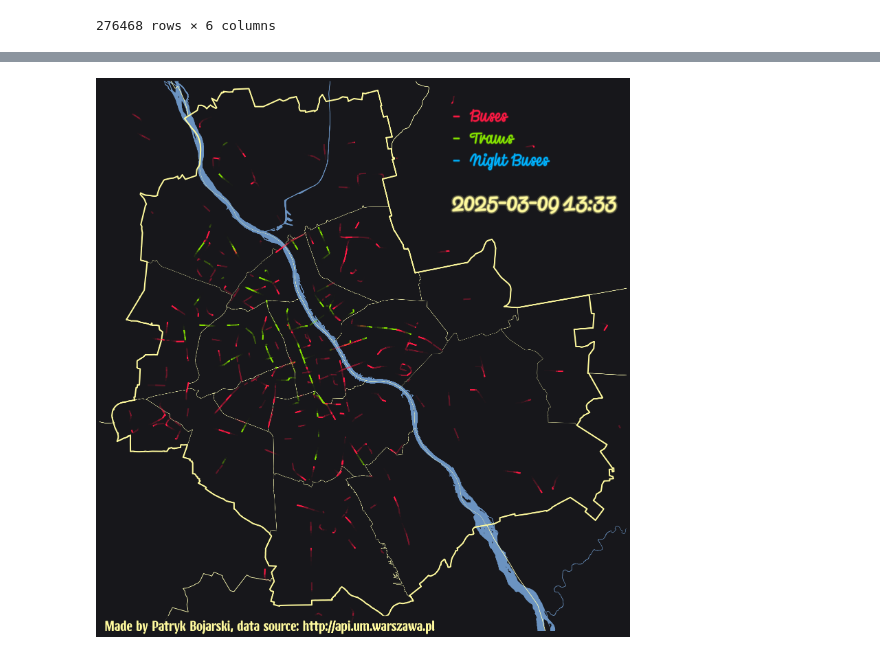
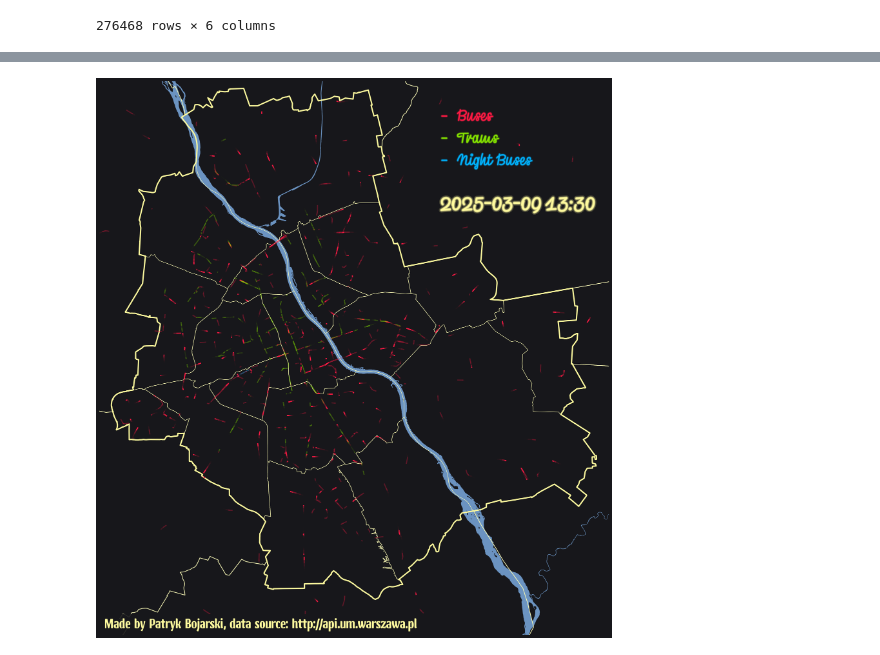
Before and after one commit to PatBoj/Frost-Warsaw, a Jupyter notebook: src/frost_warsaw/process_data.ipynb, the cells around one changed output, grey strips where cells are left out. Cells and saved outputs as stored; diff of their text form; code cells hidden in the pictures.

```diff
--- a/src/frost_warsaw/process_data.ipynb
+++ b/src/frost_warsaw/process_data.ipynb
@@ -24,6 +25,17 @@ from tqdm import tqdm
 
 warnings.filterwarnings("ignore", category=UserWarning, module="osmnx")
 pd.set_option("display.float_format", "{:.6f}".format)
+# %%
+def round_to_nearest_30min(dt):
+    # Compute how many seconds have passed since the last 30-min mark
+    discard = datetime.timedelta(minutes=dt.minute % 30,
+                                seconds=dt.second,
+                                microseconds=dt.microsecond)
+    dt -= discard
+    # if remainder >= 15 minutes, round up
+    if discard >= datetime.timedelta(minutes=15):
+        dt += datetime.timedelta(minutes=30)
+    return dt
 # %%
 def plot_dynamic(df):
     import tkinter as tk
@@ -445,6 +490,7 @@ gps_data
 gps_data_processed = gps_data.copy()
 gps_data_processed = gps_data_processed.to_crs(epsg="2180")
 gps_data_processed["id"] = gps_data_processed[["line", "vehicle_number", "brigade"]].astype(str).agg("|".join, axis=1)
+gps_data_processed = gps_data_processed.drop_duplicates(subset=["id", "time"])
 gps_data_processed = gps_data_processed.sort_values(["id", "time"])
 
 gps_data_processed["x"] = gps_data_processed.geometry.x
@@ -755,7 +888,7 @@ gps_data_long_the_second
 # time buckets. Well it"s not called time buckets, but I name it :D. Soo the idea is that I divide my data into
 # 30 seconds buckets so it"s easier to plot time frames on the map. I looked and 30 seconds is good enough.
 
-BUCKET_SIZE_IN_SECONDS = 30
+BUCKET_SIZE_IN_SECONDS = 20
 
 gps_data_time_buckets = gps_data_long_the_second.copy()
 
@@ -981,8 +1130,11 @@ def interpolate_group(g):
     full_idx = range(g.index.min(), g.index.max() + 1)
     g = g.reindex(full_idx)
 
-    g[["x", "y"]] = g[["x", "y"]].interpolate(method="linear")
+    g[["x", "y"]] = g[["x", "y"]].interpolate(
+        method="pchip"
+    )
     return g
+
 
 gps_data_interpolate = gps_data_without_big_jumps.copy()
 gps_data_interpolate = gps_data_interpolate.set_index(["id", "type", "time_bucket"])
@@ -1073,7 +1225,7 @@ PNG_FRAME_INDEX = 16     # frame index if OUTPUT_MODE == "png"
 # PARAMETERS
 # =========================
 afterglow = 8
-alpha_curve = 4
+alpha_curve = 5
 
 # =========================
 # PREP DATA
@@ -1082,7 +1234,7 @@ time_display = {v: k for k, v in TIME_BUCKETS.items()}
 
 minx, miny, maxx, maxy = warsaw.total_bounds
 minx *= 0.9995
-miny *= 0.9998
+miny *= 0.9995
 maxx *= 1.0005
 maxy *= 1.0001
 
@@ -1092,13 +1244,14 @@ height = maxy - miny
 aspect = height / width
 fig_height = int(fig_width * aspect)
 
-fig, ax = plt.subplots(figsize=(fig_width, fig_height))
+fig, ax = plt.subplots(figsize=(fig_width, fig_height), dpi=200)
+# fig, ax = plt.subplots(figsize=(38.4, 21.6), dpi=100)
 
 # =========================
 # BACKGROUND MAP
 # =========================
-districts.boundary.plot(ax=ax, linewidth=0.5, color=COLOR_SECONDARY_BORDER, rasterized=True)
-gminy.boundary.plot(ax=ax, linewidth=1, color=COLOR_SECONDARY_BORDER, rasterized=True)
+districts.boundary.plot(ax=ax, linewidth=0.9, color=COLOR_SECONDARY_BORDER, rasterized=True)
+gminy.boundary.plot(ax=ax, linewidth=1.3, color=COLOR_SECONDARY_BORDER, rasterized=True)
 warsaw.boundary.plot(ax=ax, linewidth=2.9, color=COLOR_PRIMARY_BORDER, rasterized=True)
 rivers.plot(ax=ax, color=COLOR_WATER)
 fig.patch.set_facecolor(COLOR_BACKGROUND)
@@ -1107,7 +1260,7 @@ havana_font = font_manager.FontProperties(fname="fonts/Havana-Regular.ttf")
 cyrulic_font = font_manager.FontProperties(fname="fonts/Cyrulik-Rounded.ttf")
 
 text_made = ax.text(
-    .01, .02,
+    .01, .03,
     "Made by Patryk Bojarski, data source: http://api.um.warszawa.pl",
     transform=ax.transAxes,
     ha="left",
@@ -1266,7 +1419,7 @@ lines_by_id = {}
 for line_id in gps_data_final["id"].unique():
     lc = LineCollection(
         [],
-        linewidths=3,
+        linewidths=2.4,
         animated=(OUTPUT_MODE == "mp4")
     )
 
@@ -1332,7 +1485,10 @@ def update(frame_tb):
         lines_by_id[line_id].set_segments(segments)
         lines_by_id[line_id].set_color(colors)
 
-    text_time.set_text(time_display[frame_tb].strftime("%Y-%m-%d %H:%M"))
+    # text_time.set_text(time_display[frame_tb].strftime("%Y-%m-%d %H:%M"))
+    rounded_time = round_to_nearest_30min(time_display[frame_tb])
+    text_time.set_text(rounded_time.strftime("%Y-%m-%d %H:%M"))
+
 
     return list(lines_by_id.values())
 
@@ -1359,34 +1515,46 @@ if OUTPUT_MODE == "png":
     fig.savefig(
         "frame.png",
         dpi=200,
         bbox_inches="tight",
         pad_inches=0
     )
 
 elif OUTPUT_MODE == "mp4":
     ani = FuncAnimation(
         fig,
         update,
         frames=frames_sorted,
         init_func=init,
         blit=True
     )
 
+    # writer = FFMpegWriter(
+    #     fps=24,
+    #     codec="libx264",
+    #     bitrate=12000,
+    #     extra_args=[
+    #         "-pix_fmt", "yuv420p",
+    #         "-profile:v", "main",
+    #         "-level", "4.1",
+    #         "-movflags", "+faststart"
+    #     ],
+    # )
+
     writer = FFMpegWriter(
-        fps=24,
+        fps=50,
         codec="libx264",
         bitrate=12000,
         extra_args=[
             "-pix_fmt", "yuv420p",
             "-profile:v", "main",
             "-level", "4.1",
-            "-movflags", "+faststart"
+            "-movflags", "+faststart",
         ],
     )
 
-    ani.save("animation_v3.mp4", writer=writer, dpi=200)
+    ani.save("animation_v6.mp4", writer=writer, dpi=int(fig.dpi))
 
 else:
     raise ValueError("OUTPUT_MODE must be 'png' or 'mp4'")
 # %% [output]
-[figure, old version]
+[figure, new version]
```
Also changed, not shown: parts of 18 cells of this notebook.
